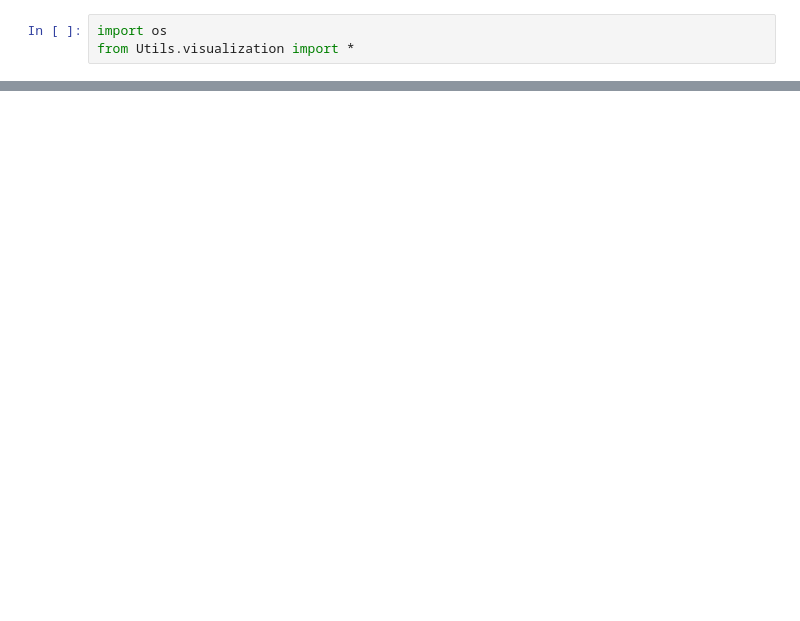
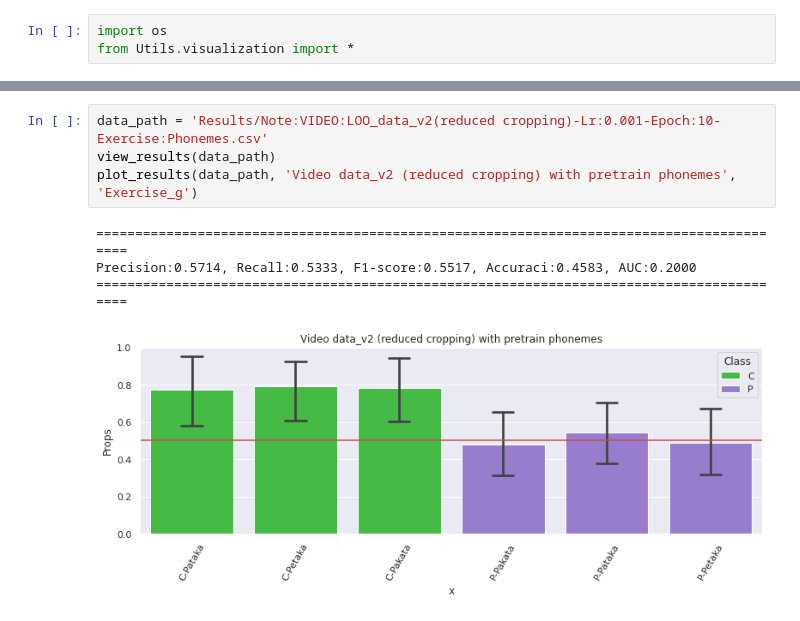
Before and after one commit to jdvalera19/Parkinson-Multimodal-Cross-Attention, a Jupyter notebook: View_result.ipynb, the cells around one changed output, grey strips where cells are left out. Drawn from its saved outputs; the diff is of its cells as text; blank space fills up the shorter version.

```diff
--- a/View_result.ipynb
+++ b/View_result.ipynb
@@ -22,3 +22,12 @@ Precision:0.5897, Recall:0.5111, F1-score:0.5476, Accuraci:0.4722, AUC:0.3712
+# %%
+data_path = 'Results/Note:VIDEO:LOO_data_v2(reduced cropping)-Lr:0.001-Epoch:10-Exercise:Phonemes.csv'
+view_results(data_path)
+plot_results(data_path, 'Video data_v2 (reduced cropping) with pretrain phonemes', 'Exercise_g')
+# %% [output]
+==========================================================================================
+Precision:0.5714, Recall:0.5333, F1-score:0.5517, Accuraci:0.4583, AUC:0.2000
+==========================================================================================
+[figure, added]
 # %%
 data_path = '/home/brayan/audiovisualpk/Results/Note:VIDEO:LOO_data_v2-Lr:0.001-Epoch:10-Exercise:Words.csv'
 view_results(data_path)
```
Also changed, not shown: parts of 3 cells of this notebook, 5 other files.
